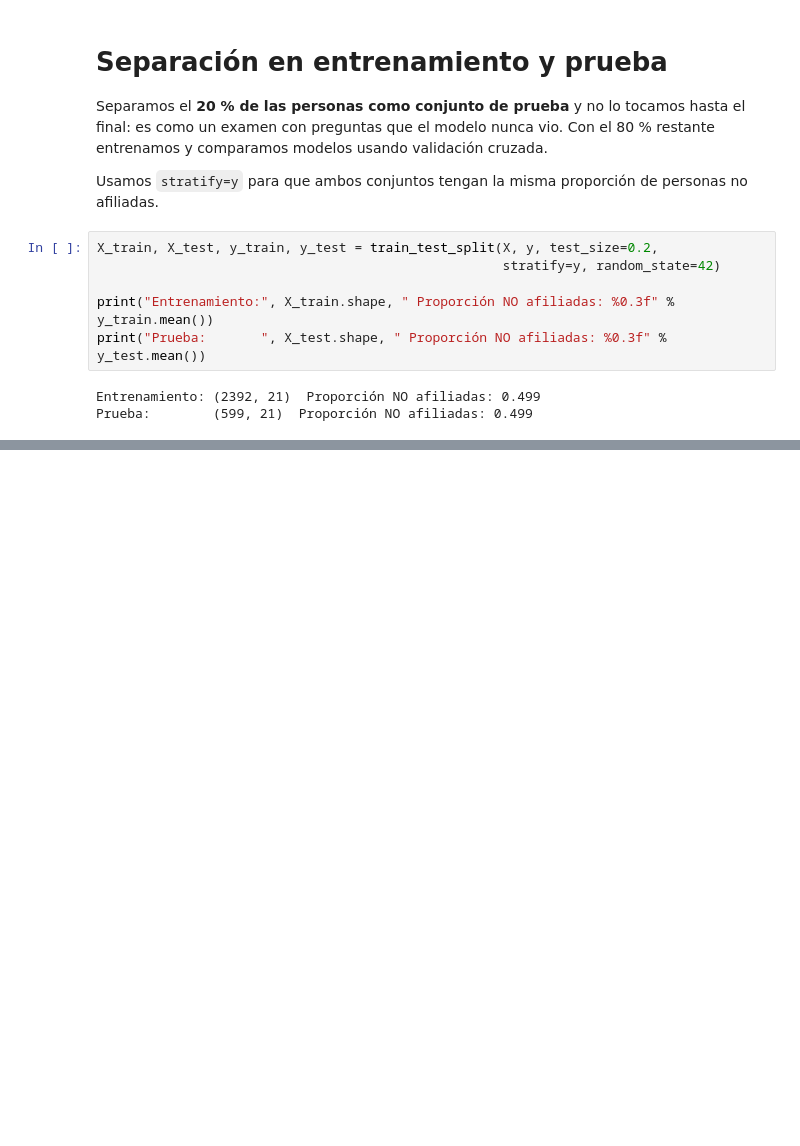
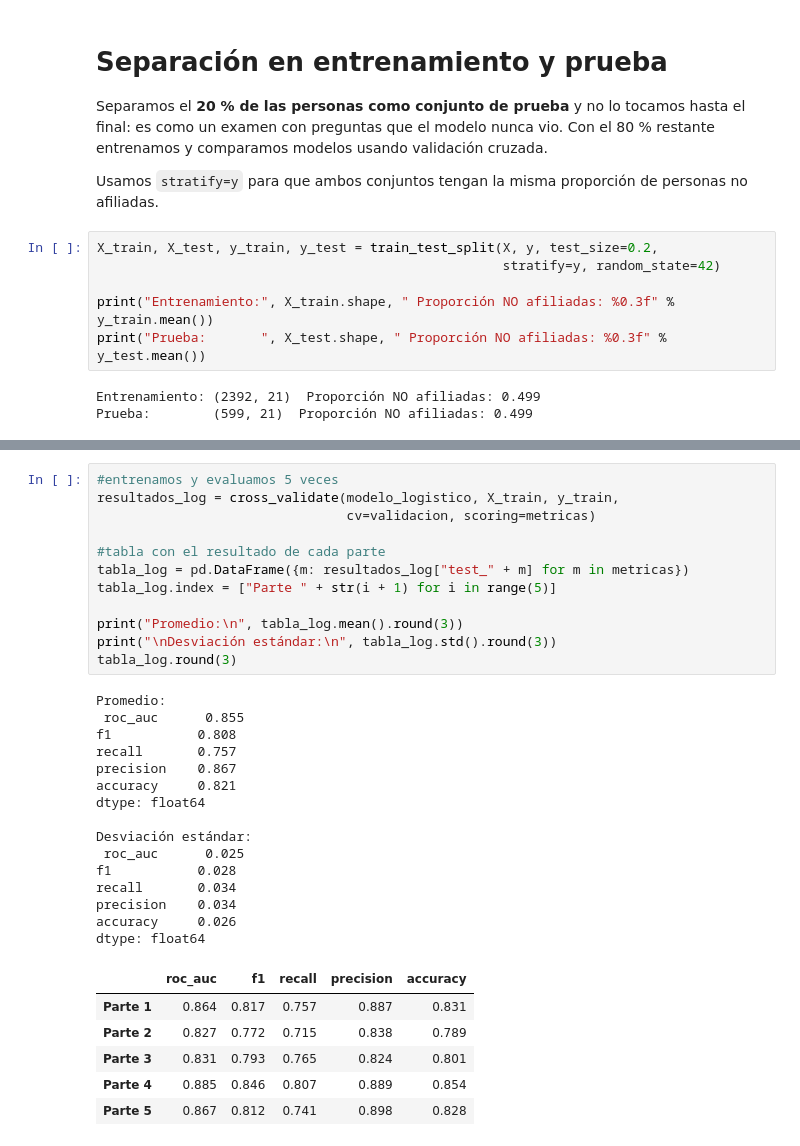
Before and after one commit to lezlynossa-oss/proyecto-integrador-quinto, a Jupyter notebook: MachineLearning/01_modelo_afiliacion_salud.ipynb, the cells around one changed output, grey strips where cells are left out. Saved outputs shown, nothing was run; the diff lists cells and outputs as text; blank space fills up the shorter version.

```diff
--- a/MachineLearning/01_modelo_afiliacion_salud.ipynb
+++ b/MachineLearning/01_modelo_afiliacion_salud.ipynb
@@ -147,0 +178,34 @@ Prueba:        (599, 21)  Proporción NO afiliadas: 0.499
+# %%
+#entrenamos y evaluamos 5 veces
+resultados_log = cross_validate(modelo_logistico, X_train, y_train,
+                                cv=validacion, scoring=metricas)
+
+#tabla con el resultado de cada parte
+tabla_log = pd.DataFrame({m: resultados_log["test_" + m] for m in metricas})
+tabla_log.index = ["Parte " + str(i + 1) for i in range(5)]
+
+print("Promedio:\n", tabla_log.mean().round(3))
+print("\nDesviación estándar:\n", tabla_log.std().round(3))
+tabla_log.round(3)
+# %% [output]
+Promedio:
+ roc_auc      0.855
+f1           0.808
+recall       0.757
+precision    0.867
+accuracy     0.821
+dtype: float64
+
+Desviación estándar:
+ roc_auc      0.025
+f1           0.028
+recall       0.034
+precision    0.034
+accuracy     0.026
+dtype: float64
+|  | roc_auc | f1 | recall | precision | accuracy |
+| Parte 1 | 0.864 | 0.817 | 0.757 | 0.887 | 0.831 |
+| Parte 2 | 0.827 | 0.772 | 0.715 | 0.838 | 0.789 |
+| Parte 3 | 0.831 | 0.793 | 0.765 | 0.824 | 0.801 |
+| Parte 4 | 0.885 | 0.846 | 0.807 | 0.889 | 0.854 |
+| Parte 5 | 0.867 | 0.812 | 0.741 | 0.898 | 0.828 |
```
Also changed, not shown: parts of 5 cells of this notebook.
